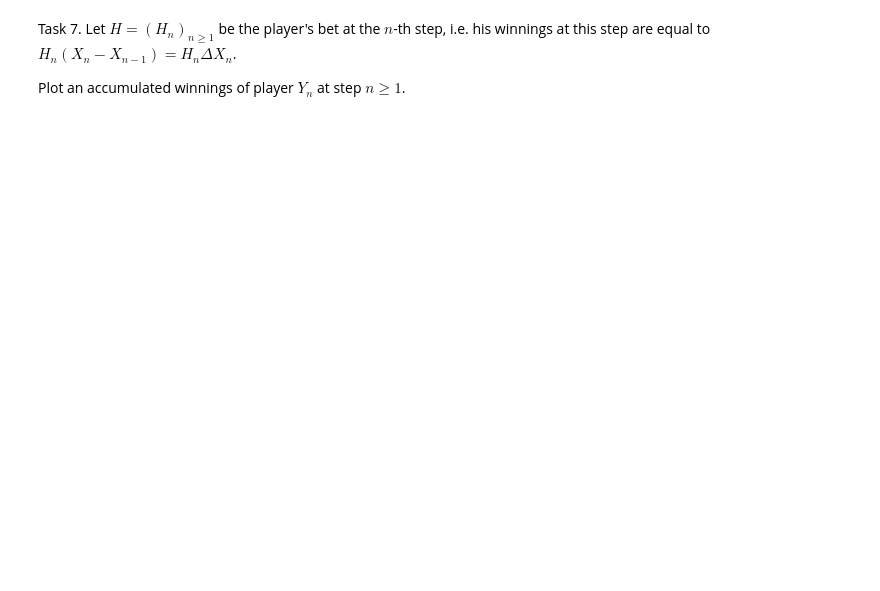
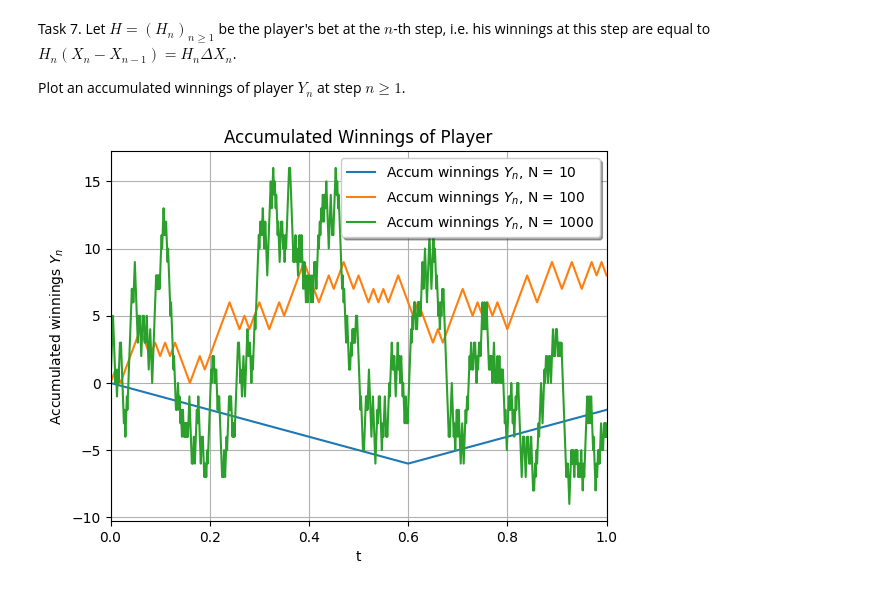
Before and after one commit to JacobTrofimov/Sirius-Magistracy, a Jupyter notebook: SSP/lab1_SSP.ipynb, the cells around one changed output. Cells and saved outputs as stored; diff of their text form; code cells hidden in the pictures; blank space fills up the shorter version.

```diff
--- a/SSP/lab1_SSP.ipynb
+++ b/SSP/lab1_SSP.ipynb
@@ -198,29 +198,31 @@ Plot an accumulated winnings of player $Y_n$ at step $n \geq 1$.
 # %%
 def RandomWalk_WithWinnings(p, N, H):
     t_data = np.linspace(0, 1, N + 1)
     X_data = np.zeros(N + 1)
     Y_data = np.zeros(N + 1)
 
     for i in range(1, N + 1):
         delta_X = RandomValueP(p)
         X_data[i] = X_data[i - 1] + delta_X
         Y_data[i] = Y_data[i - 1] + H[i] * delta_X
 
     return t_data, X_data, Y_data
 
 p = 0.5
 N = [10, 100, 1000]
 H = [np.ones(n + 1) for n in N]
 
 for k, H in zip(N, H):
     t_data, X_data, Y_data = RandomWalk_WithWinnings(p, k, H)
 
-    plt.plot(t_data, Y_data, label=f"Accumulated winnings $Y_n$, N = {k}")
+    plt.plot(t_data, Y_data, label=f"Accum winnings $Y_n$, N = {k}")
 
 plt.legend(loc='best', fancybox=True, shadow=True)
 plt.xlim(0.0, 1.0)
 plt.xlabel("t")
 plt.ylabel("Accumulated winnings $Y_n$")
 plt.title("Accumulated Winnings of Player")
 plt.grid(True)
 plt.show()
+# %% [output]
+[figure, added]
```
Also changed, not shown: parts of 6 cells of this notebook.
